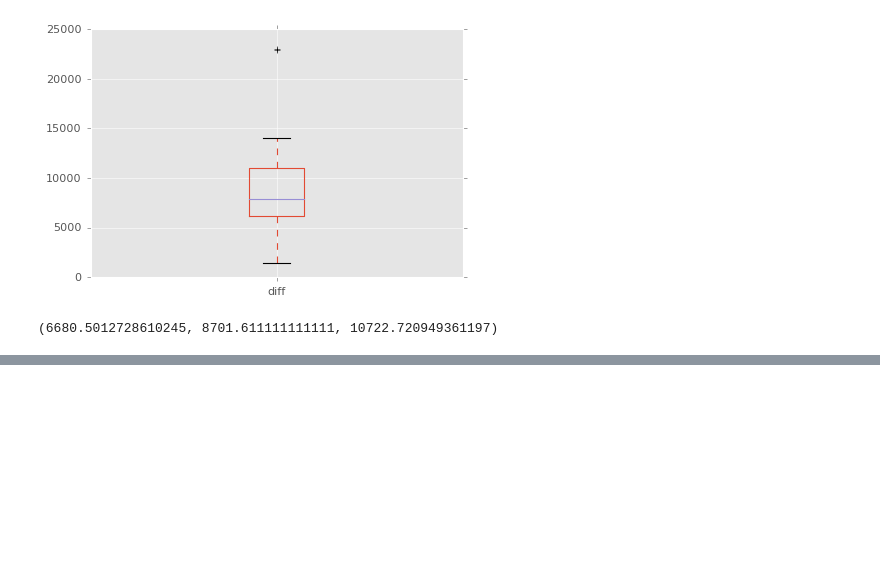
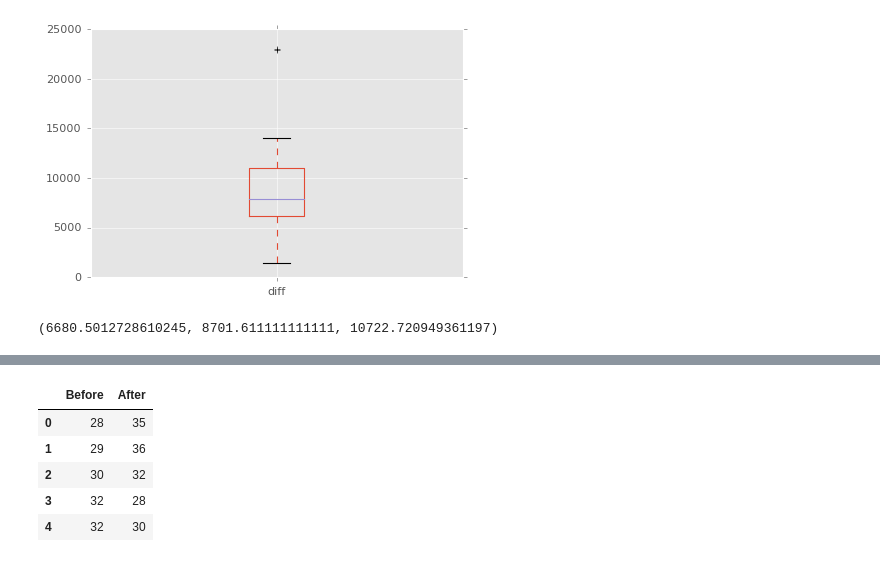
Before and after one commit to rickhaffey/stats-dvb, a Jupyter notebook: exercises/Chapter 25 - Exercises.ipynb, the cells around one changed output, grey strips where cells are left out. Cells and saved outputs as stored; diff of their text form; code cells hidden in the pictures; blank space fills up the shorter version.

```diff
--- a/exercises/Chapter 25 - Exercises.ipynb
+++ b/exercises/Chapter 25 - Exercises.ipynb
@@ -525,0 +508,10 @@ t = stats.t.ppf(0.95, df=df)
+# %%
+data = pd.read_table("../data/Strikes.txt")
+data.head()
+# %% [output]
+|  | Before | After |
+| 0 | 28 | 35 |
+| 1 | 29 | 36 |
+| 2 | 30 | 32 |
+| 3 | 32 | 28 |
+| 4 | 32 | 30 |
```
Also changed, not shown: parts of 15 cells of this notebook.
